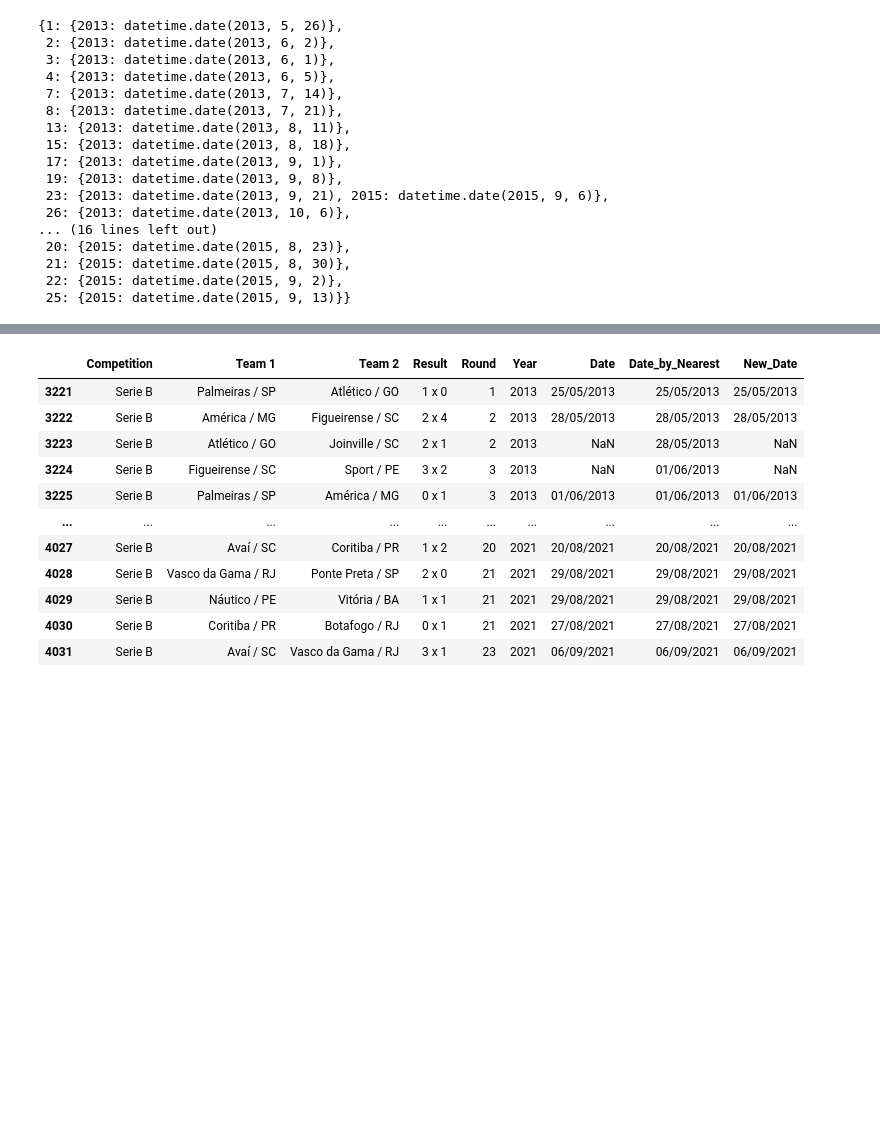
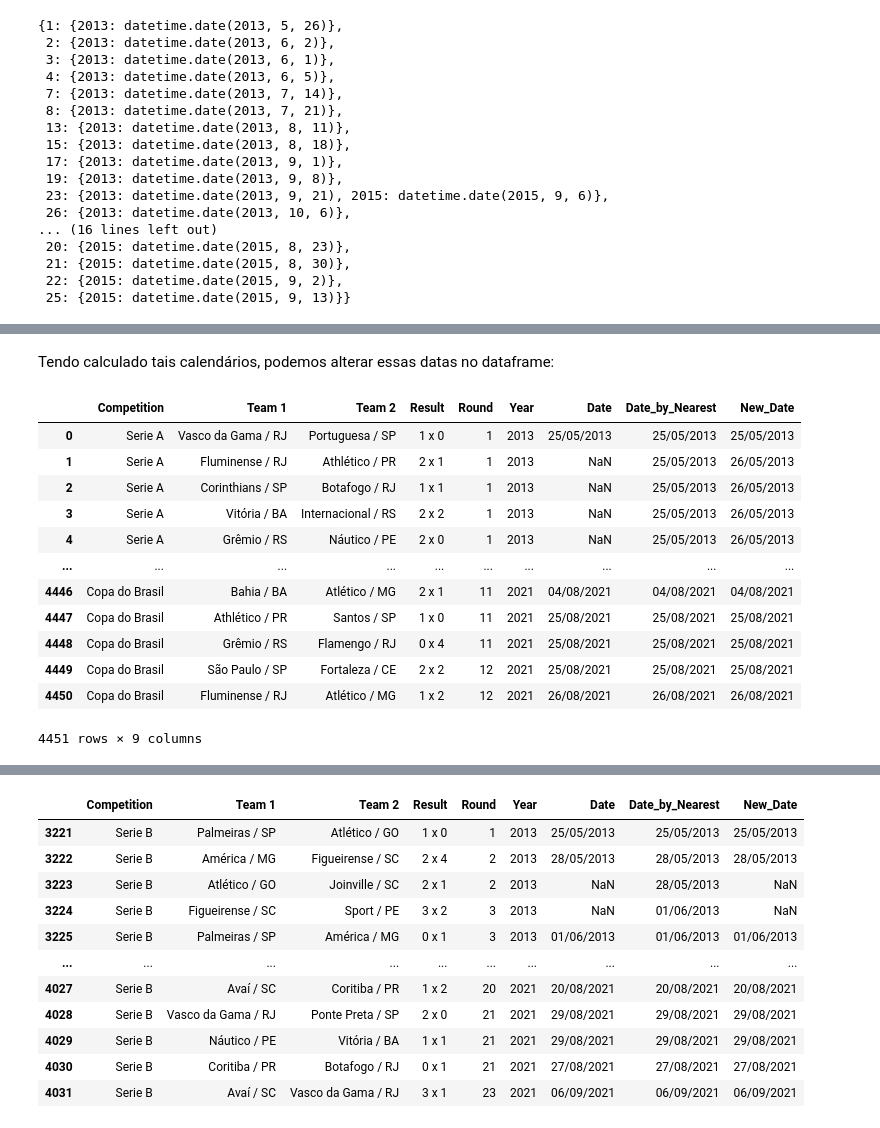
Before and after one commit to HannaRF/web-scraping, a Jupyter notebook: project.ipynb, the cells around one changed output, grey strips where cells are left out. Drawn from its saved outputs; the diff is of its cells as text; code cells hidden in the pictures; blank space fills up the shorter version.

```diff
--- a/project.ipynb
+++ b/project.ipynb
@@ -580,0 +769,35 @@ datetime.timedelta(days=-3)
+# %% [markdown]
+Tendo calculado tais calendários, podemos alterar essas datas no dataframe:
+# %%
+i = 0
+while df.loc[i, 'Competition'] == 'Serie A':
+    years = [2013, 2015, 2016]
+    rds = [rds2013, rds2015, rds2016]
+    if df.loc[i, 'Year'] in years:
+        year = df.loc[i, 'Year']
+        rdsyear = rds[years.index(year)]
+        while df.loc[i, 'Year'] == year:
+            rd = df.loc[i, 'Round']
+            if type(df.loc[i, 'New_Date']) != str:
+                d = rdsyear[rd - 1][1]
+                df.loc[i, 'New_Date'] = str(d.day).zfill(2) + '/' + str(d.month).zfill(2) + '/' + str(year)
+
+            i += 1
+    else:
+        i += 1
+
+df
+# %% [output]
+|  | Competition | Team 1 | Team 2 | Result | Round | Year | Date | Date_by_Nearest | New_Date |
+| 0 | Serie A | Vasco da Gama / RJ | Portuguesa / SP | 1 x 0 | 1 | 2013 | 25/05/2013 | 25/05/2013 | 25/05/2013 |
+| 1 | Serie A | Fluminense / RJ | Athlético / PR | 2 x 1 | 1 | 2013 | NaN | 25/05/2013 | 26/05/2013 |
+| 2 | Serie A | Corinthians / SP | Botafogo / RJ | 1 x 1 | 1 | 2013 | NaN | 25/05/2013 | 26/05/2013 |
+| 3 | Serie A | Vitória / BA | Internacional / RS | 2 x 2 | 1 | 2013 | NaN | 25/05/2013 | 26/05/2013 |
+| 4 | Serie A | Grêmio / RS | Náutico / PE | 2 x 0 | 1 | 2013 | NaN | 25/05/2013 | 26/05/2013 |
+| ... | ... | ... | ... | ... | ... | ... | ... | ... | ... |
+| 4446 | Copa do Brasil | Bahia / BA | Atlético / MG | 2 x 1 | 11 | 2021 | 04/08/2021 | 04/08/2021 | 04/08/2021 |
+| 4447 | Copa do Brasil | Athlético / PR | Santos / SP | 1 x 0 | 11 | 2021 | 25/08/2021 | 25/08/2021 | 25/08/2021 |
+| 4448 | Copa do Brasil | Grêmio / RS | Flamengo / RJ | 0 x 4 | 11 | 2021 | 25/08/2021 | 25/08/2021 | 25/08/2021 |
+| 4449 | Copa do Brasil | São Paulo / SP | Fortaleza / CE | 2 x 2 | 12 | 2021 | 25/08/2021 | 25/08/2021 | 25/08/2021 |
+| 4450 | Copa do Brasil | Fluminense / RJ | Atlético / MG | 1 x 2 | 12 | 2021 | 26/08/2021 | 26/08/2021 | 26/08/2021 |
+4451 rows × 9 columns
```
Also changed, not shown: parts of 12 cells of this notebook.
